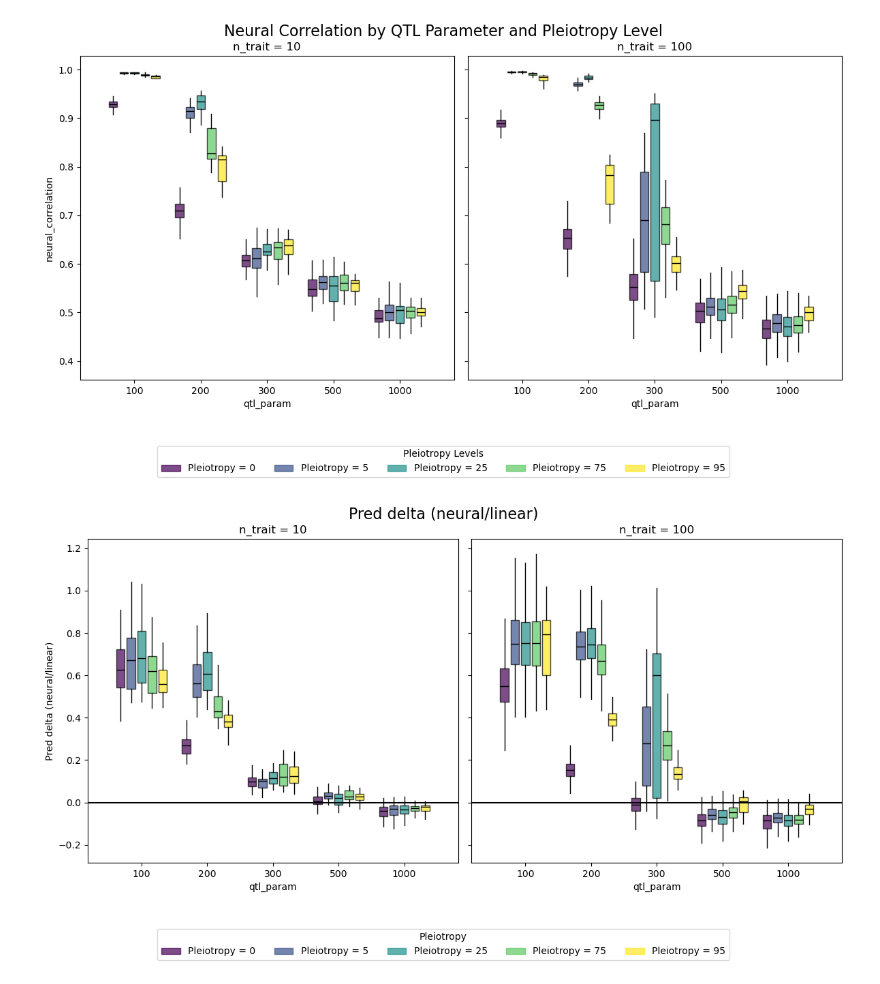
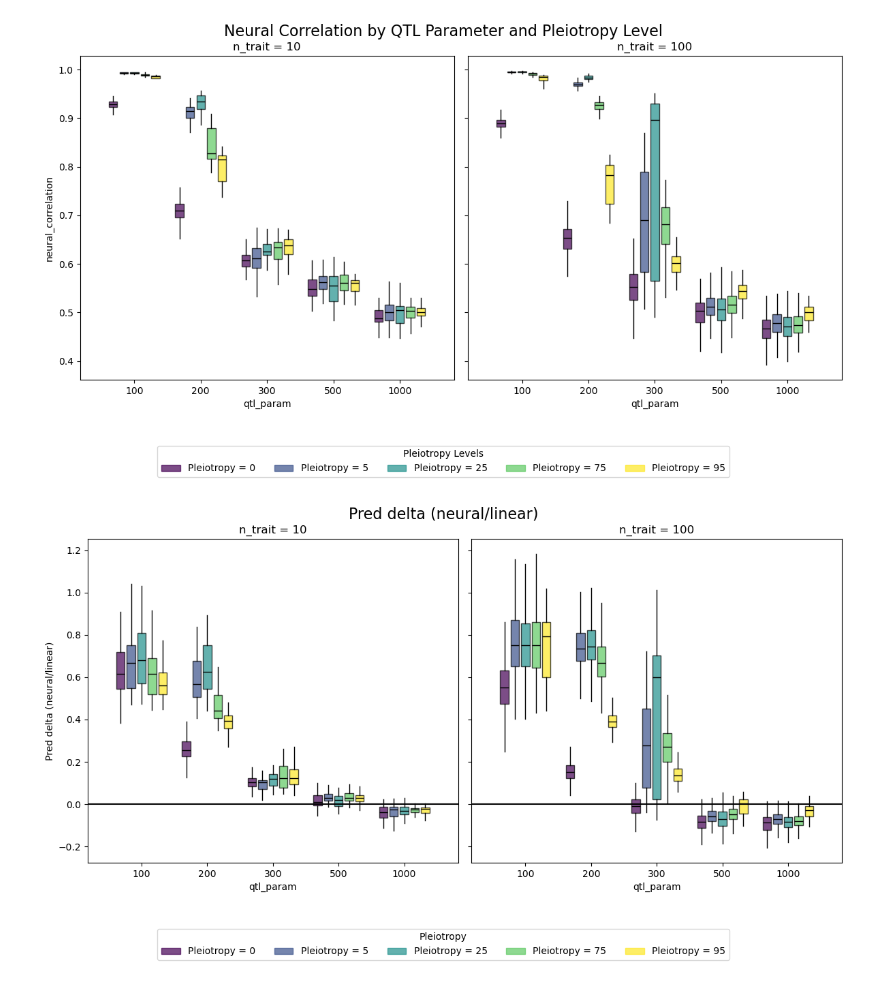
Before and after one commit to Arcadia-Science/2025-epistasis-dl-quantgen, a Jupyter notebook: workflow_sims/alphasimr_pleio/Fig_3_pleiotropy.ipynb, the cells around one changed output. Cells and saved outputs as stored; diff of their text form; code cells hidden in the pictures.

```diff
--- a/workflow_sims/alphasimr_pleio/Fig_3_pleiotropy.ipynb
+++ b/workflow_sims/alphasimr_pleio/Fig_3_pleiotropy.ipynb
@@ -371,9 +369,6 @@ for i, n_trait in enumerate(unique_n_traits):
 
     # Filter data for this n_trait
     n_trait_data = df[df['n_trait'] == n_trait]
-
-    # Remove control traits
-    n_trait_data = n_trait_data[~n_trait_data['trait_number'].isin([1, 2])]
 
     # For each qtl_param value
     for j, qtl_param in enumerate(qtl_param_values):
@@ -429,31 +424,31 @@ for i, n_trait in enumerate(unique_n_traits):
     ax.set_xticklabels(qtl_param_values)
     ax.axhline(y=0, color='black')
 
 
 # Add a legend for pleiotropy levels
 handles = []
 labels = []
 for pleio_val in pleio_values:
     patch = plt.Rectangle((0, 0), 1, 1, color=pleio_color_map[pleio_val], alpha=0.7)
     handles.append(patch)
     labels.append(f'Pleiotropy = {pleio_val}')
 
 # Add the legend
 fig.legend(handles, labels, title='Pleiotropy',
            loc='upper center', bbox_to_anchor=(0.5, 0),
            ncol=min(5, len(pleio_values)))
 
 # Adjust layout to make room for the legend
 plt.tight_layout()
 plt.subplots_adjust(bottom=0.15)  # Make space for the legend at the bottom
 
 
 
 # Add overall title
 plt.suptitle('Pred delta (neural/linear)',
              fontsize=16, y=1.02)
 
 # Show the plot
 plt.show()
 # %% [output]
-[figure, old version]
+[figure, new version]
```
Also changed, not shown: parts of 1 cell of this notebook, 15 other files.
